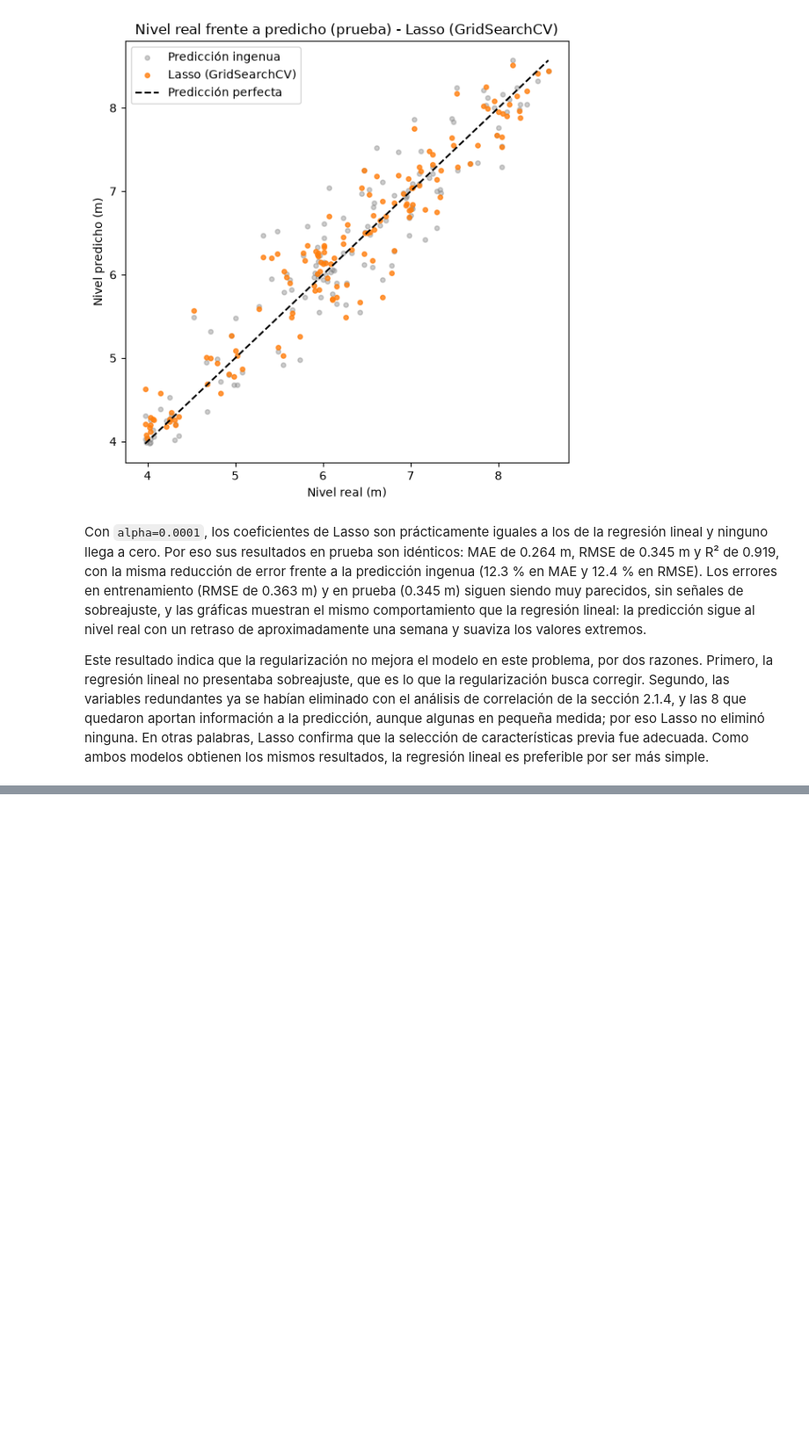
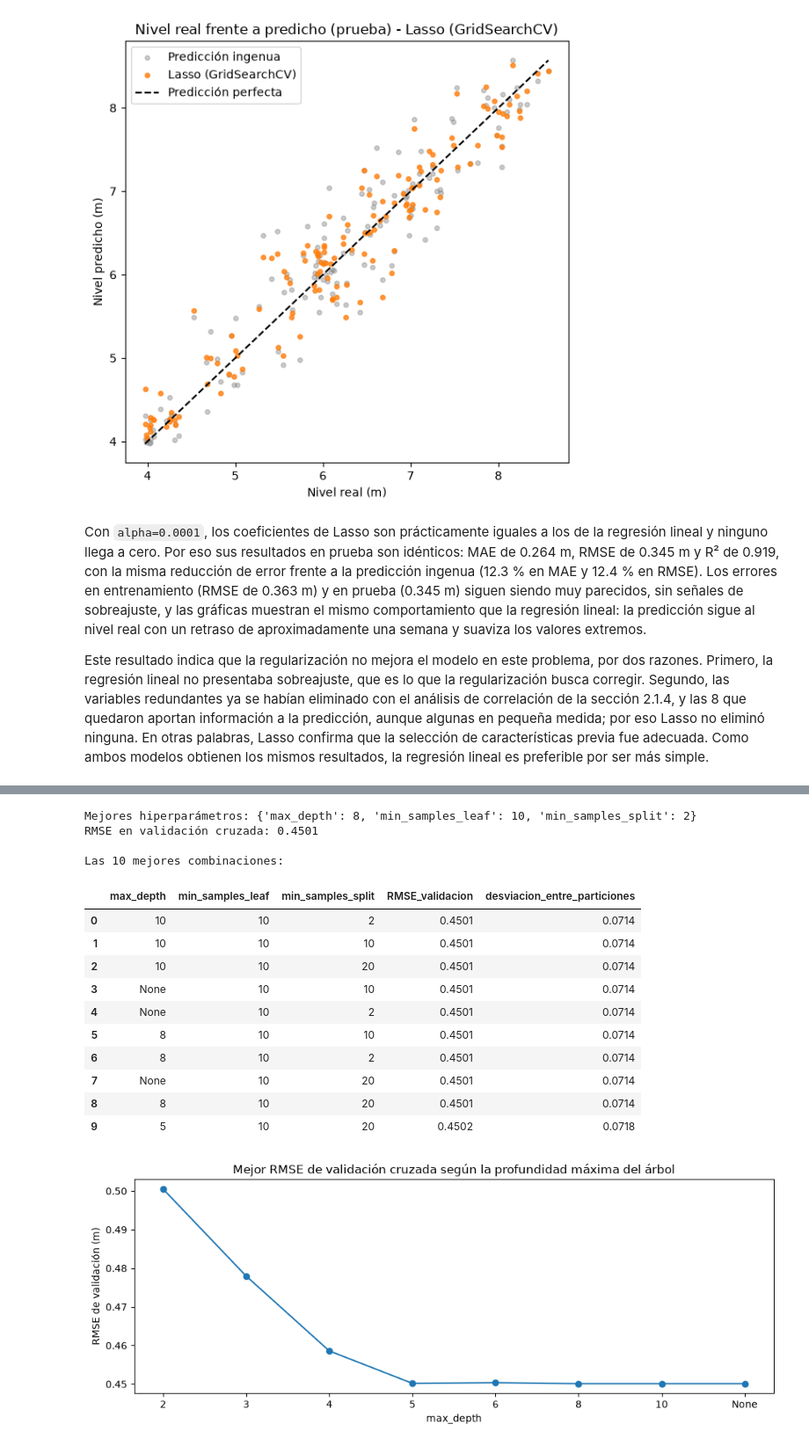
Before and after one commit to AlfonsoMSDL/Proyecto-Aprendizaje-Supervizado-IA, a Jupyter notebook: PromedioNivelMax.ipynb, the cells around one changed output, grey strips where cells are left out. Shown at 88% size. Cells and saved outputs as stored; diff of their text form; code cells hidden in the pictures; blank space fills up the shorter version.

Commit message:
Implementacion de arboles de decision

```diff
--- a/PromedioNivelMax.ipynb
+++ b/PromedioNivelMax.ipynb
@@ -1721,0 +1781,52 @@ Este resultado indica que la regularización no mejora el modelo en este problem
+# %%
+parametros_arbol = {"max_depth": [2, 3, 4, 5, 6, 8, 10, None],
+                    "min_samples_leaf": [1, 2, 5, 10, 20],
+                    "min_samples_split": [2, 10, 20]}
+
+grid_arbol = GridSearchCV(DecisionTreeRegressor(random_state=42), parametros_arbol,
+                          cv=tscv, scoring=metrica_busqueda)
+grid_arbol.fit(X_train, y_train)
+
+print("Mejores hiperparámetros:", grid_arbol.best_params_)
+print("RMSE en validación cruzada:", round(-grid_arbol.best_score_, 4))
+
+# Las 10 mejores combinaciones según el RMSE de validación
+cv_arbol = pd.DataFrame(grid_arbol.cv_results_)
+tabla_arbol = pd.DataFrame({
+    "max_depth": cv_arbol["param_max_depth"].apply(lambda v: "None" if v is None or pd.isna(v) else str(int(v))),
+    "min_samples_leaf": cv_arbol["param_min_samples_leaf"],
+    "min_samples_split": cv_arbol["param_min_samples_split"],
+    "RMSE_validacion": -cv_arbol["mean_test_score"],
+    "desviacion_entre_particiones": cv_arbol["std_test_score"],
+}).sort_values("RMSE_validacion")
+print("\nLas 10 mejores combinaciones:")
+display(tabla_arbol.head(10).round(4).reset_index(drop=True))
+
+# Mejor RMSE de validación alcanzado con cada profundidad
+orden = ["2", "3", "4", "5", "6", "8", "10", "None"]
+mejor_por_profundidad = tabla_arbol.groupby("max_depth")["RMSE_validacion"].min().reindex(orden)
+
+fig, ax = plt.subplots(figsize=(10, 4))
+ax.plot(orden, mejor_por_profundidad.values, marker="o")
+ax.set_title("Mejor RMSE de validación cruzada según la profundidad máxima del árbol")
+ax.set_xlabel("max_depth")
+ax.set_ylabel("RMSE de validación (m)")
+plt.tight_layout()
+plt.show()
+# %% [output]
+Mejores hiperparámetros: {'max_depth': 8, 'min_samples_leaf': 10, 'min_samples_split': 2}
+RMSE en validación cruzada: 0.4501
+
+Las 10 mejores combinaciones:
+|  | max_depth | min_samples_leaf | min_samples_split | RMSE_validacion | desviacion_entre_particiones |
+| 0 | 10 | 10 | 2 | 0.4501 | 0.0714 |
+| 1 | 10 | 10 | 10 | 0.4501 | 0.0714 |
+| 2 | 10 | 10 | 20 | 0.4501 | 0.0714 |
+| 3 | None | 10 | 10 | 0.4501 | 0.0714 |
+| 4 | None | 10 | 2 | 0.4501 | 0.0714 |
+| 5 | 8 | 10 | 10 | 0.4501 | 0.0714 |
+| 6 | 8 | 10 | 2 | 0.4501 | 0.0714 |
+| 7 | None | 10 | 20 | 0.4501 | 0.0714 |
+| 8 | 8 | 10 | 20 | 0.4501 | 0.0714 |
+| 9 | 5 | 10 | 20 | 0.4502 | 0.0718 |
+[figure, added]
```
Also changed, not shown: parts of 9 cells of this notebook.
